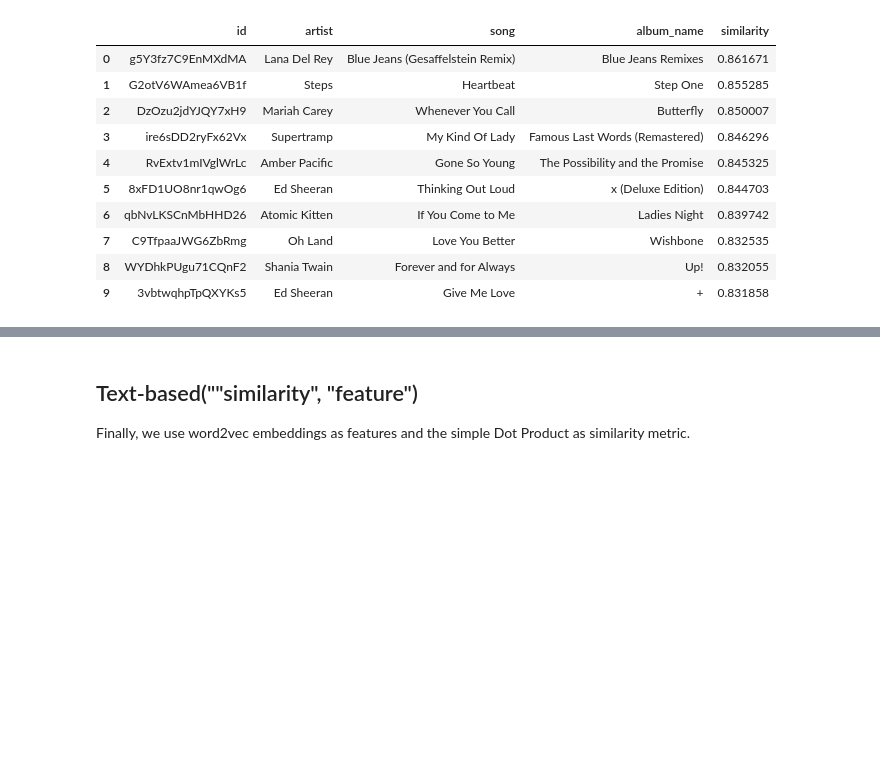
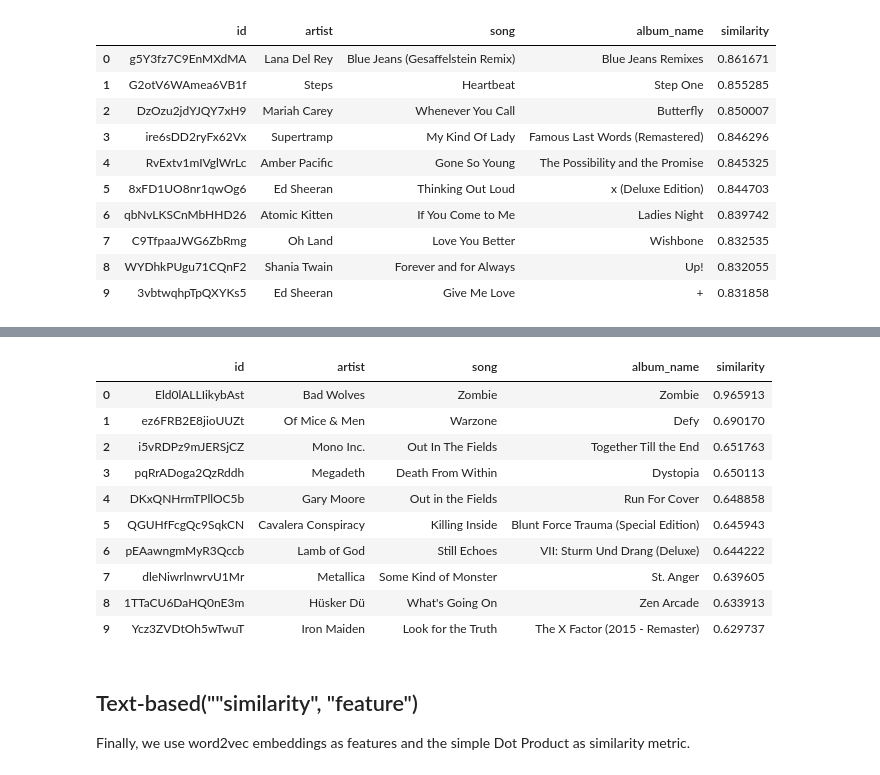
Before and after one commit to KaindlJulian/mmsr, a Jupyter notebook: task_1.ipynb, the cells around one changed output, grey strips where cells are left out. Cells and saved outputs as stored; diff of their text form; code cells hidden in the pictures; blank space fills up the shorter version.

```diff
--- a/task_1.ipynb
+++ b/task_1.ipynb
@@ -408,3 +504,19 @@ rs_bert.retrieve(sample_song, n=10)
+# %%
+sample_song = SongInfo(title="Zombie", artist="The Cranberries")
+
+rs_bert.retrieve(sample_song, n=10)
+# %% [output]
+|  | id | artist | song | album_name | similarity |
+| 0 | Eld0lALLIikybAst | Bad Wolves | Zombie | Zombie | 0.965913 |
+| 1 | ez6FRB2E8jioUUZt | Of Mice & Men | Warzone | Defy | 0.690170 |
+| 2 | i5vRDPz9mJERSjCZ | Mono Inc. | Out In The Fields | Together Till the End | 0.651763 |
+| 3 | pqRrADoga2QzRddh | Megadeth | Death From Within | Dystopia | 0.650113 |
+| 4 | DKxQNHrmTPllOC5b | Gary Moore | Out in the Fields | Run For Cover | 0.648858 |
+| 5 | QGUHfFcgQc9SqkCN | Cavalera Conspiracy | Killing Inside | Blunt Force Trauma (Special Edition) | 0.645943 |
+| 6 | pEAawngmMyR3Qccb | Lamb of God | Still Echoes | VII: Sturm Und Drang (Deluxe) | 0.644222 |
+| 7 | dleNiwrlnwrvU1Mr | Metallica | Some Kind of Monster | St. Anger | 0.639605 |
+| 8 | 1TTaCU6DaHQ0nE3m | Hüsker Dü | What's Going On | Zen Arcade | 0.633913 |
+| 9 | Ycz3ZVDtOh5wTwuT | Iron Maiden | Look for the Truth | The X Factor (2015 - Remaster) | 0.629737 |
 # %% [markdown]
 ## Text-based(""similarity", "feature")
 Finally, we use word2vec embeddings as features and the simple Dot Product as similarity metric.
```
Also changed, not shown: parts of 16 cells of this notebook.
